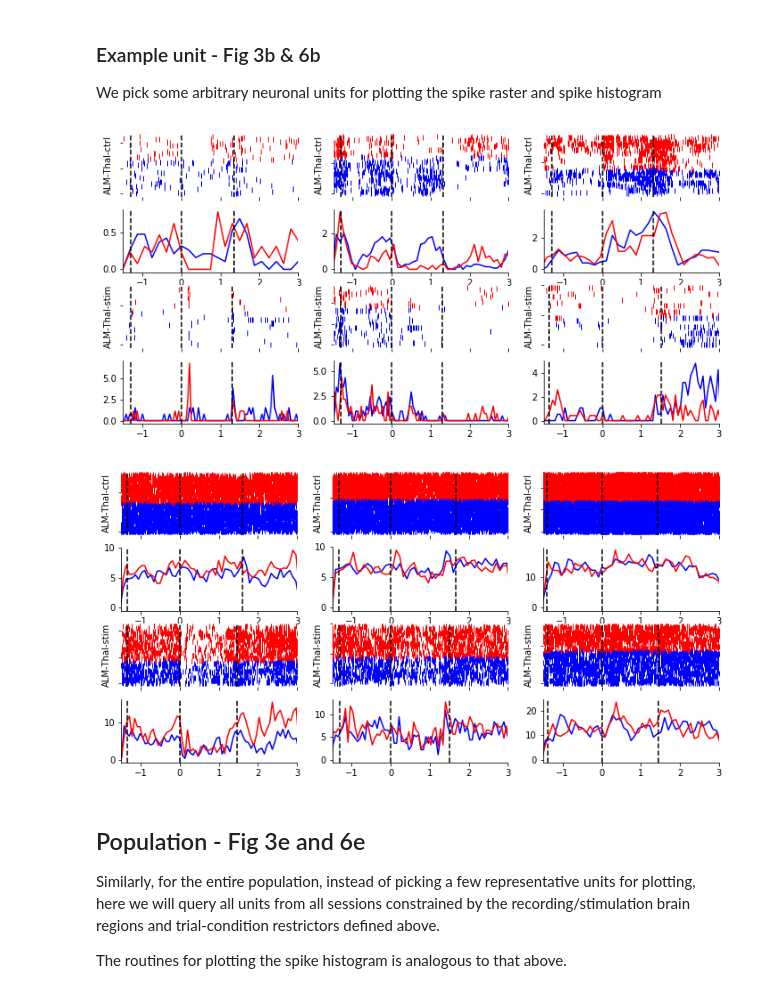
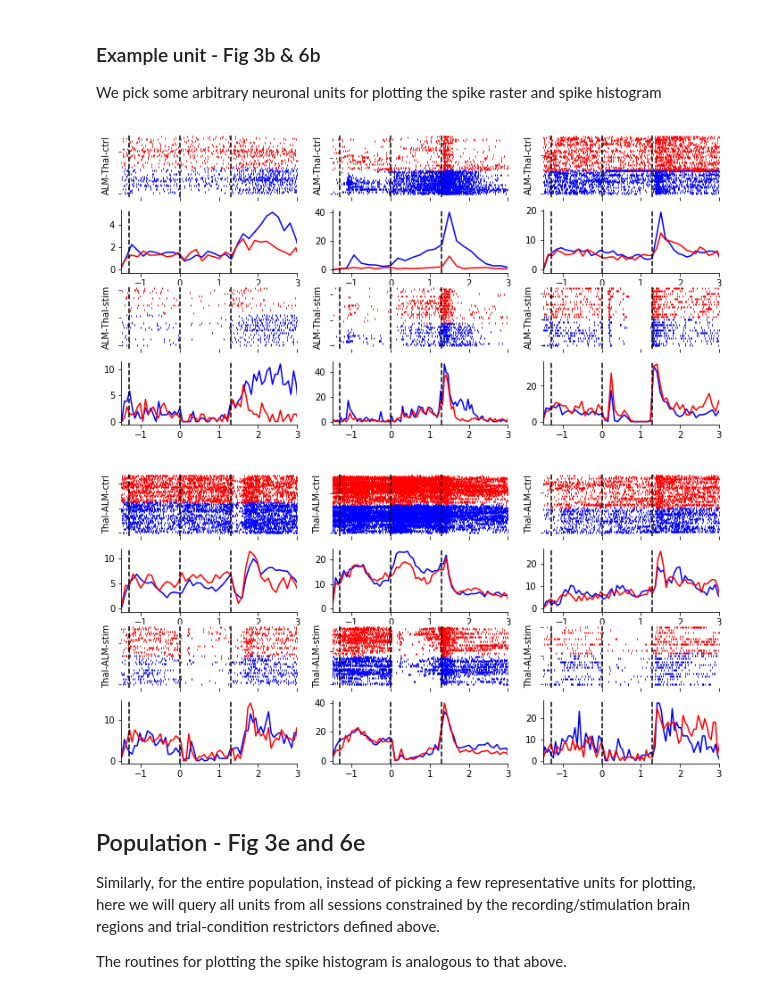
Before and after one commit to datajoint-company/DJ-NWB-Guo-Inagaki-2017, a Jupyter notebook: notebooks/guo-inagaki-2017_example.ipynb, the cells around one changed output. Cells and saved outputs as stored; diff of their text form; code cells hidden in the pictures.

Commit message:
update example session and unit for plotting

```diff
--- a/notebooks/guo-inagaki-2017_example.ipynb
+++ b/notebooks/guo-inagaki-2017_example.ipynb
@@ -133,7 +133,7 @@ Also with two trial-based conditions: good trials without stimulation (control)
 # get trial-segmented spiketimes for a single unit in the one specifed session
 def query_unit_segmented_spiketimes(sess_key, unit, trial_key, seg_param_key):
     data_keys = (analysis.TrialSegmentedUnitSpikeTimes & sess_key & {'unit_id': unit} & seg_param_key &
-                 (acquisition.TrialSet.Trial & trial_key)).fetch(dj.key)
+                 (acquisition.TrialSet.Trial & trial_key)).fetch('KEY')
     return pd.DataFrame([dict(**dict(zip(*(analysis.RealignedEvent.RealignedEventTime & k).fetch('realigned_trial_event', 'realigned_event_time'))),
                  segmented_spike_times=(analysis.TrialSegmentedUnitSpikeTimes & k).fetch1(
                      'segmented_spike_times')) for k in data_keys])
@@ -232,22 +232,25 @@ def make_unit_spiketimes(unit, sess):
                              correct_contra_trial_stim, correct_ipsi_trial_stim))}
 # %%
 # 3 units with ALM insert and Thalamus photostim
-sess = alm_insert_thal_stim.fetch('KEY')
-alm_insert_thal_stim_unit = [make_unit_spiketimes(unit=unit_no, sess=sess[session_no])
-                             for unit_no, session_no in zip((1, 1, 1), (21, 34, 19))]
+s1 = (alm_insert_thal_stim & {'subject_id': 'anm00322807', 'session_time': '2017-06-27 09:43:03'}).fetch1('KEY')  #20151235
+s2 = (alm_insert_thal_stim & {'subject_id': 'anm00322805', 'session_time': '2017-06-27 09:42:26'}).fetch1('KEY')  #20151202
+s3 = (alm_insert_thal_stim & {'subject_id': 'anm00322807', 'session_time': '2017-06-27 09:43:07'}).fetch1('KEY')  #20151263
+alm_insert_thal_stim_unit = [make_unit_spiketimes(unit=unit_no, sess=session_no)
+                             for unit_no, session_no in zip((28, 19, 3), (s1, s2, s3))]
 # %%
-# spike raster and histogram
+# spike raster and histogram - Fig 3b
 bin_counts = 200
-fig3, axs = plt.subplots(4, len(alm_insert_thal_stim_unit), figsize=(12, 6))
+unit_count = len(alm_insert_thal_stim_unit)
+fig3, axs = plt.subplots(4, unit_count, figsize=(12, 6))
 for u_idx, unit_spiketimes in enumerate(alm_insert_thal_stim_unit):
     plot_spike_raster_and_histogram(unit_spiketimes['contra_ctrl'], unit_spiketimes['ipsi_ctrl'],
-                                    axes = (axs.flatten()[u_idx + 3*0], axs.flatten()[u_idx + 3*1]),
+                                    axes = (axs.flatten()[u_idx + unit_count*0], axs.flatten()[u_idx + unit_count*1]),
                                     ax_title='ALM-Thal-ctrl', bin_counts=bin_counts)
     plot_spike_raster_and_histogram(unit_spiketimes['contra_stim'], unit_spiketimes['ipsi_stim'],
-                                    axes = (axs.flatten()[u_idx + 3*2], axs.flatten()[u_idx + 3*3]),
+                                    axes = (axs.flatten()[u_idx + unit_count*2], axs.flatten()[u_idx + unit_count*3]),
                                     ax_title='ALM-Thal-stim', bin_counts=bin_counts)
 # %% [output]
-[figure, old version]
+[figure, new version]
 # %%
 # # Chery-picking unit and session...
 # for idx, sess in enumerate(thal_insert_alm_stim.fetch('KEY')): # pick one session here
@@ -261,16 +259,24 @@ thal_insert_alm_stim_unit = [make_unit_spiketimes(unit=unit_no, sess=sess[sessio
+# %%
+# 3 units with Thalamus insert and ALM photostim
+s1 = (thal_insert_alm_stim & {'subject_id': 'anm00260487', 'session_time': '2017-06-27 09:36:39'}).fetch1('KEY')  #20141007
+s2 = (thal_insert_alm_stim & {'subject_id': 'anm00234218', 'session_time': '2017-06-27 09:35:21'}).fetch1('KEY')  #20140617
+s3 = (thal_insert_alm_stim & {'subject_id': 'anm00260487', 'session_time': '2017-06-27 09:36:48'}).fetch1('KEY')  #20141043
+thal_insert_alm_stim_unit = [make_unit_spiketimes(unit=unit_no, sess=session_no)
+                             for unit_no, session_no in zip((5, 3, 8), (s1, s2, s3))]
 # %%
-# spike raster and histogram
+# spike raster and histogram - Fig 6b
 bin_counts = 200
-fig3, axs = plt.subplots(4, len(alm_insert_thal_stim_unit), figsize=(12, 6))
+unit_count = len(thal_insert_alm_stim_unit)
+fig3, axs = plt.subplots(4, unit_count, figsize=(12, 6))
 for u_idx, unit_spiketimes in enumerate(thal_insert_alm_stim_unit):
     plot_spike_raster_and_histogram(unit_spiketimes['contra_ctrl'], unit_spiketimes['ipsi_ctrl'],
-                                    axes = (axs.flatten()[u_idx + 3*0], axs.flatten()[u_idx + 3*1]),
-                                    ax_title='ALM-Thal-ctrl', bin_counts=bin_counts)
+                                    axes = (axs.flatten()[u_idx + unit_count*0], axs.flatten()[u_idx + unit_count*1]),
+                                    ax_title='Thal-ALM-ctrl', bin_counts=bin_counts)
     plot_spike_raster_and_histogram(unit_spiketimes['contra_stim'], unit_spiketimes['ipsi_stim'],
-                                    axes = (axs.flatten()[u_idx + 3*2], axs.flatten()[u_idx + 3*3]),
-                                    ax_title='ALM-Thal-stim', bin_counts=bin_counts)
+                                    axes = (axs.flatten()[u_idx + unit_count*2], axs.flatten()[u_idx + unit_count*3]),
+                                    ax_title='Thal-ALM-stim', bin_counts=bin_counts)
 # %% [output]
-[figure, old version]
+[figure, new version]
 # %% [markdown]
 ## Population - Fig 3e and 6e
 Similarly, for the entire population, instead of picking a few representative units for plotting, here we will query all units from all sessions constrained by the recording/stimulation brain regions and trial-condition restrictors defined above.
```
Also changed, not shown: parts of 2 cells of this notebook.
